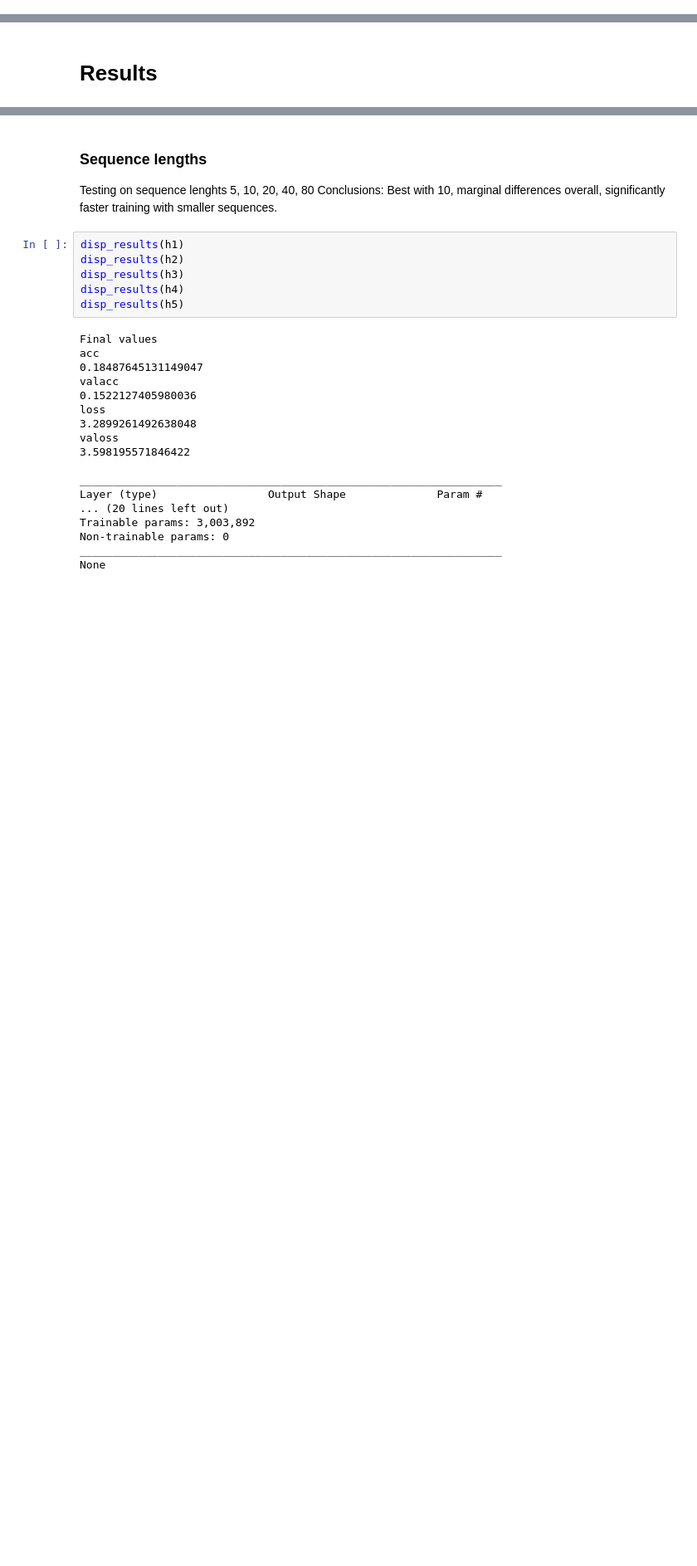
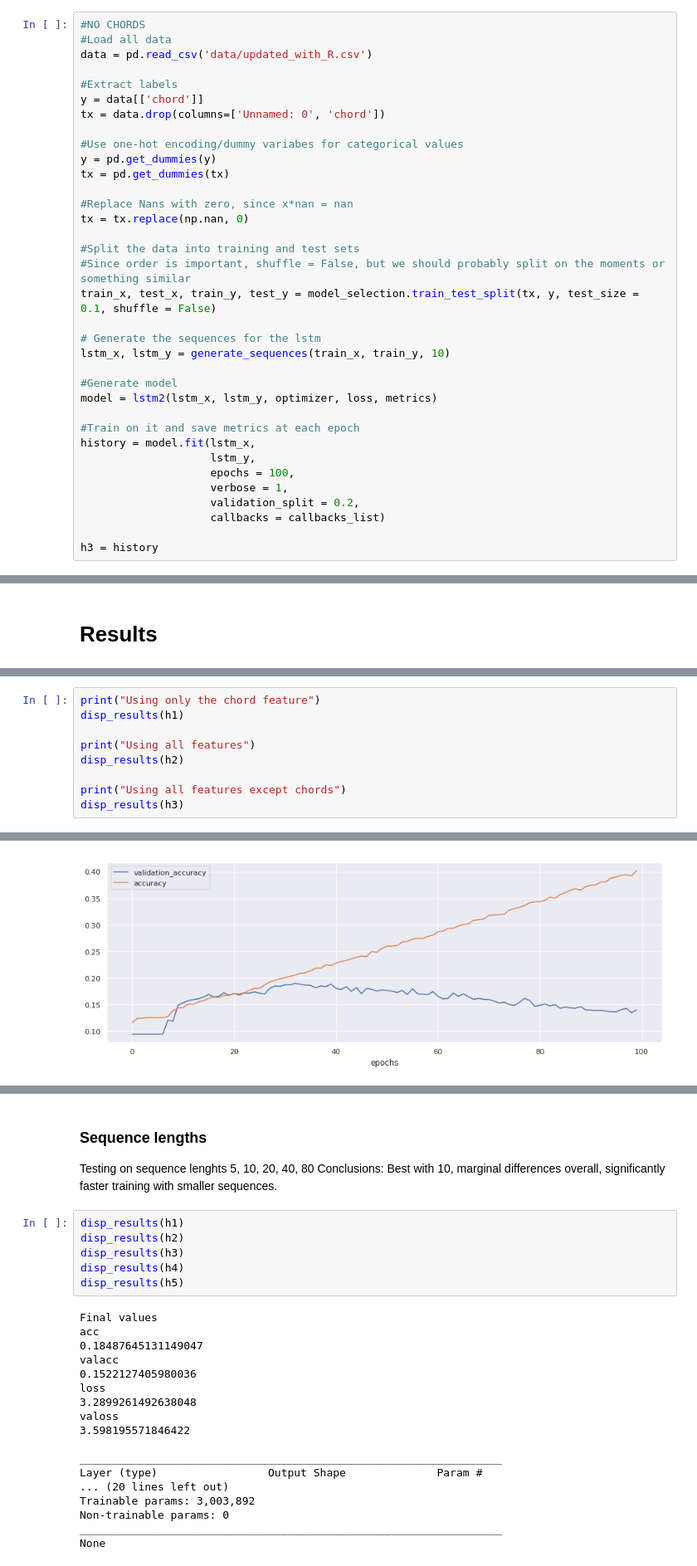
Before and after one commit to laureleo/chord-prediction, a Jupyter notebook: playground.ipynb, the cells around one changed output, grey strips where cells are left out. Shown at 83% size. Saved outputs shown, nothing was run; the diff lists cells and outputs as text; blank space fills up the shorter version.

Commit message:
Results from testing same baisc feature engineering

```diff
--- a/playground.ipynb
+++ b/playground.ipynb
@@ -247,0 +301,35 @@ Epoch 30/30
+# %%
+#NO CHORDS
+#Load all data
+data = pd.read_csv('data/updated_with_R.csv')
+
+#Extract labels
+y = data[['chord']]
+tx = data.drop(columns=['Unnamed: 0', 'chord'])
+
+#Use one-hot encoding/dummy variabes for categorical values
+y = pd.get_dummies(y)
+tx = pd.get_dummies(tx)
+
+#Replace Nans with zero, since x*nan = nan
+tx = tx.replace(np.nan, 0)
+
+#Split the data into training and test sets
+#Since order is important, shuffle = False, but we should probably split on the moments or something similar
+train_x, test_x, train_y, test_y = model_selection.train_test_split(tx, y, test_size = 0.1, shuffle = False)
+
+# Generate the sequences for the lstm
+lstm_x, lstm_y = generate_sequences(train_x, train_y, 10)
+
+#Generate model
+model = lstm2(lstm_x, lstm_y, optimizer, loss, metrics)
+
+#Train on it and save metrics at each epoch
+history = model.fit(lstm_x,
+                    lstm_y,
+                    epochs = 100,
+                    verbose = 1,
+                    validation_split = 0.2,
+                    callbacks = callbacks_list)
+
+h3 = history
@@ -249,0 +359,10 @@ Epoch 30/30
+# %%
+print("Using only the chord feature")
+disp_results(h1)
+
+print("Using all features")
+disp_results(h2)
+
+print("Using all features except chords")
+disp_results(h3)
+# %% [output]
@@ -249,0 +386 @@ Epoch 30/30
+[figure, added]
```
Also changed, not shown: parts of 12 cells of this notebook.
